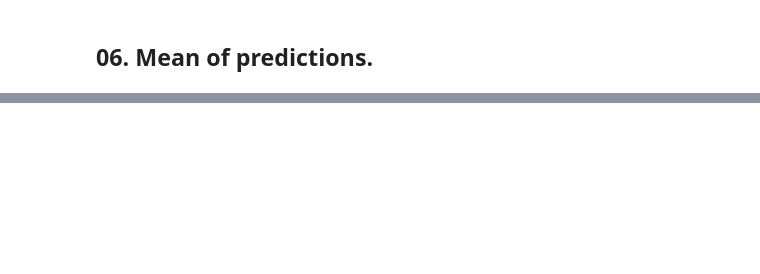
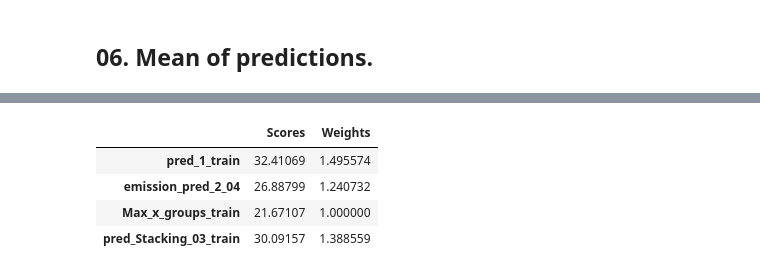
Before and after one commit to NickVasenkov/CO2-Emissions, a Jupyter notebook: CO2 Emissions Stacking.ipynb, the cells around one changed output, grey strips where cells are left out. Drawn from its saved outputs; the diff is of its cells as text; code cells hidden in the pictures; blank space fills up the shorter version.

```diff
--- a/CO2 Emissions Stacking.ipynb
+++ b/CO2 Emissions Stacking.ipynb
@@ -576,0 +599,15 @@ scores_df
+# %%
+%%time
+
+# Create a DataFrame with predictions Test RMSE's
+prediction_scores = pd.DataFrame({'Scores': [32.41069, 26.88799, 21.67107, 30.09157]},
+                                index=train_predictions.columns)
+
+# Calculate lowest Test RMSE
+lowest_rmse = prediction_scores['Scores'].min()
+
+# Calculate weights
+prediction_scores['Weights'] = prediction_scores["Scores"] / lowest_rmse
+
+prediction_scores
+# %% [output]
@@ -576,0 +616,5 @@ scores_df
+|  | Scores | Weights |
+| pred_1_train | 32.41069 | 1.495574 |
+| emission_pred_2_04 | 26.88799 | 1.240732 |
+| Max_x_groups_train | 21.67107 | 1.000000 |
+| pred_Stacking_03_train | 30.09157 | 1.388559 |
```
Also changed, not shown: parts of 14 cells of this notebook, 39 other files.
